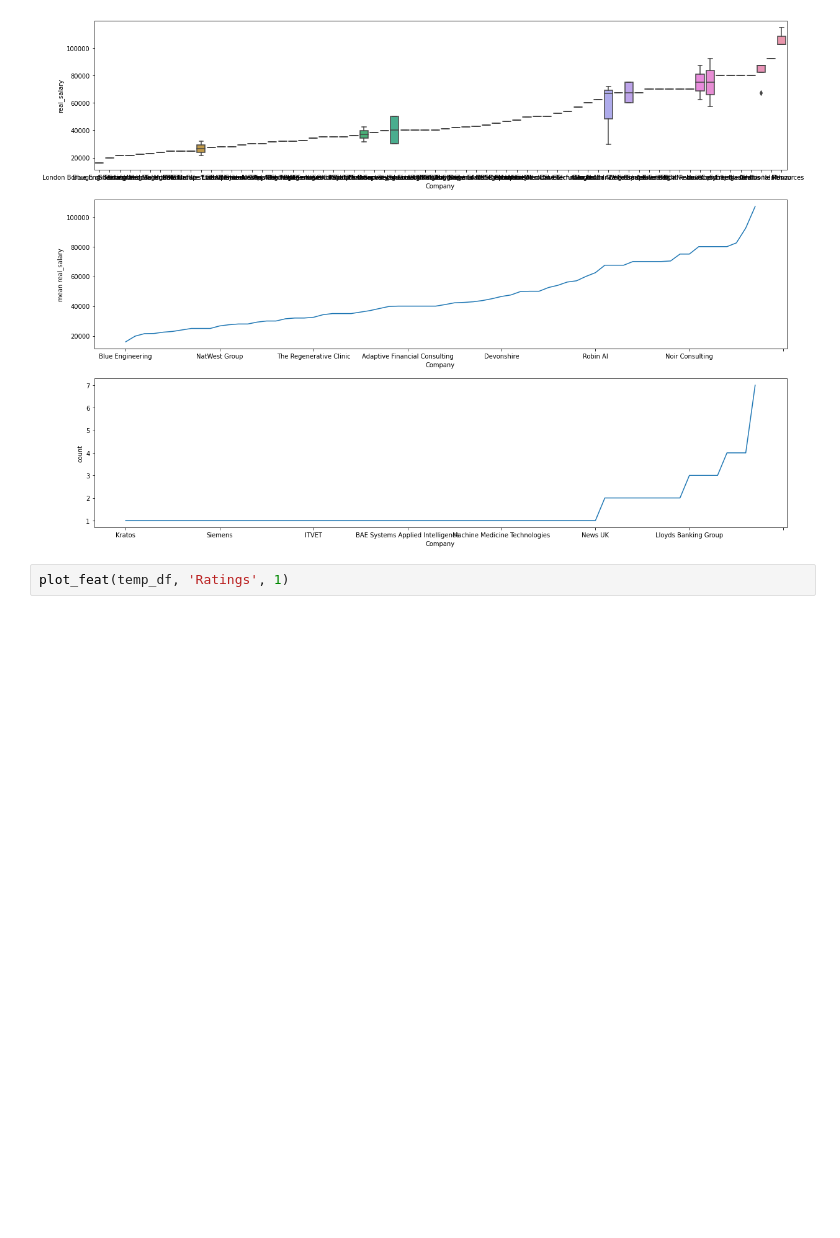
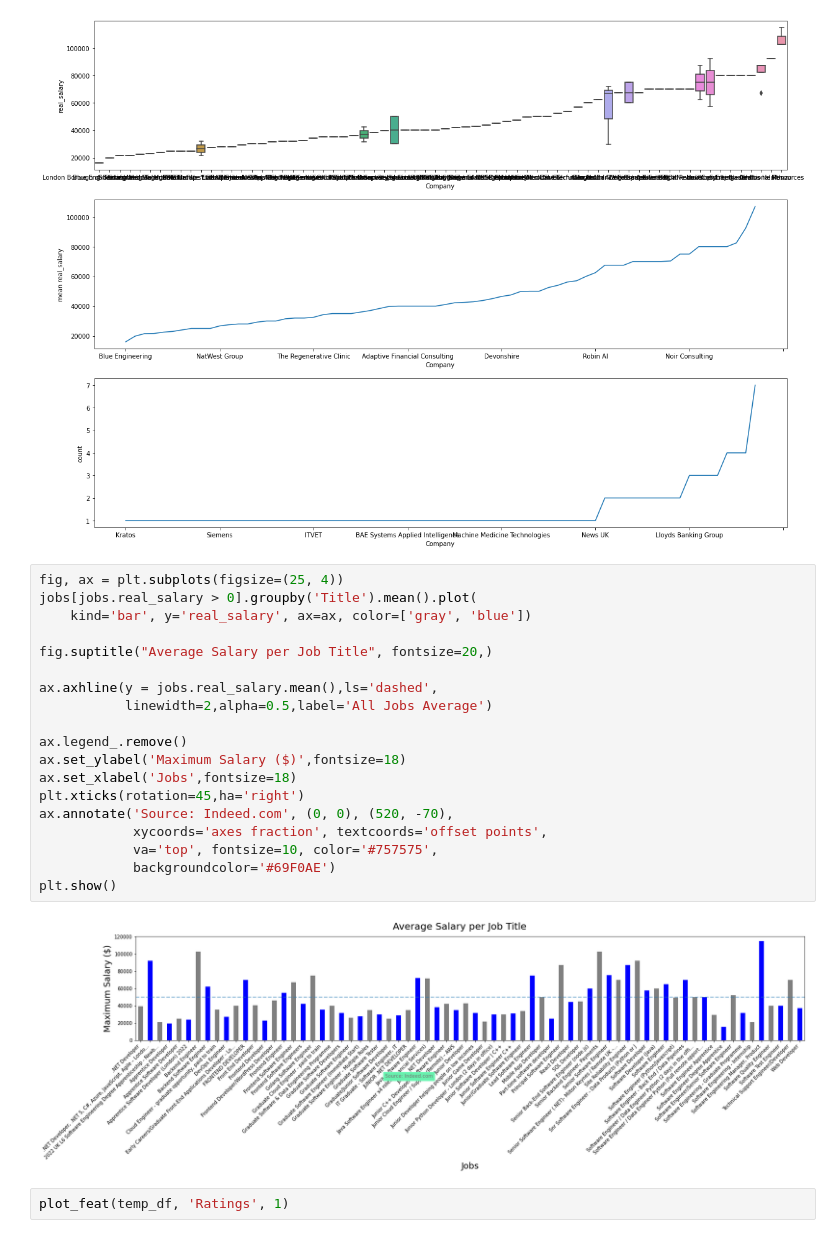
Before and after one commit to Malyrion/Intro-to-AI-CW, a Jupyter notebook: DataAnalysis.ipynb, the cells around one changed output. Cells and saved outputs as stored; diff of their text form; blank space fills up the shorter version.

```diff
--- a/DataAnalysis.ipynb
+++ b/DataAnalysis.ipynb
@@ -180,6 +180,27 @@ def plot_feat(df, col, num):
 plot_feat(temp_df, 'Company',0)
 # %% [output]
 [figure]
+# %%
+fig, ax = plt.subplots(figsize=(25, 4))
+jobs[jobs.real_salary > 0].groupby('Title').mean().plot(
+    kind='bar', y='real_salary', ax=ax, color=['gray', 'blue'])
+
+fig.suptitle("Average Salary per Job Title", fontsize=20,)
+
+ax.axhline(y = jobs.real_salary.mean(),ls='dashed',
+           linewidth=2,alpha=0.5,label='All Jobs Average')
+
+ax.legend_.remove()
+ax.set_ylabel('Maximum Salary ($)',fontsize=18)
+ax.set_xlabel('Jobs',fontsize=18)
+plt.xticks(rotation=45,ha='right')
+ax.annotate('Source: Indeed.com', (0, 0), (520, -70),
+            xycoords='axes fraction', textcoords='offset points',
+            va='top', fontsize=10, color='#757575',
+            backgroundcolor='#69F0AE')
+plt.show()
+# %% [output]
+[figure, added]
 # %%
 plot_feat(temp_df, 'Ratings', 1)
 # %% [output]
```
Also changed, not shown: parts of 5 cells of this notebook.
